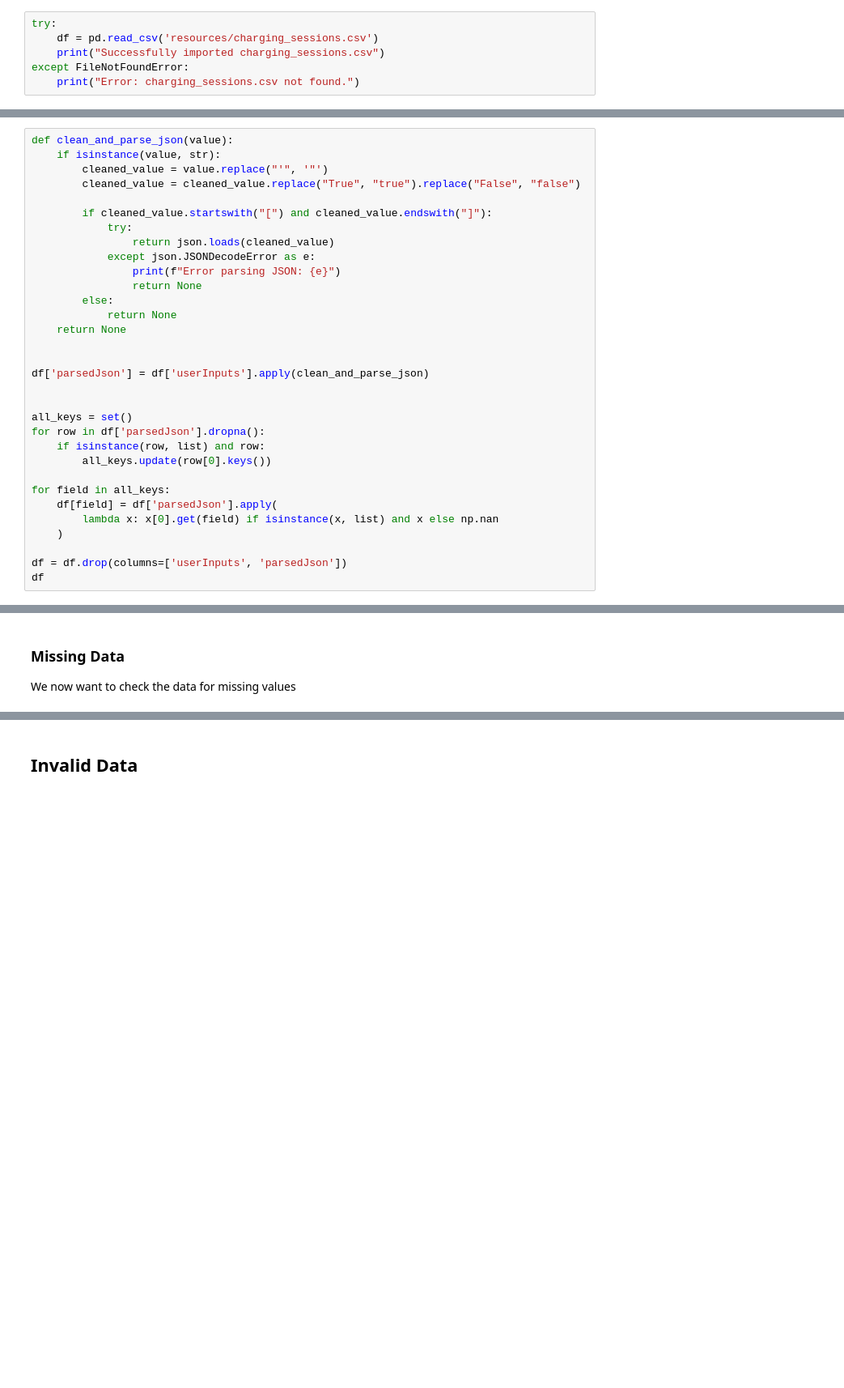
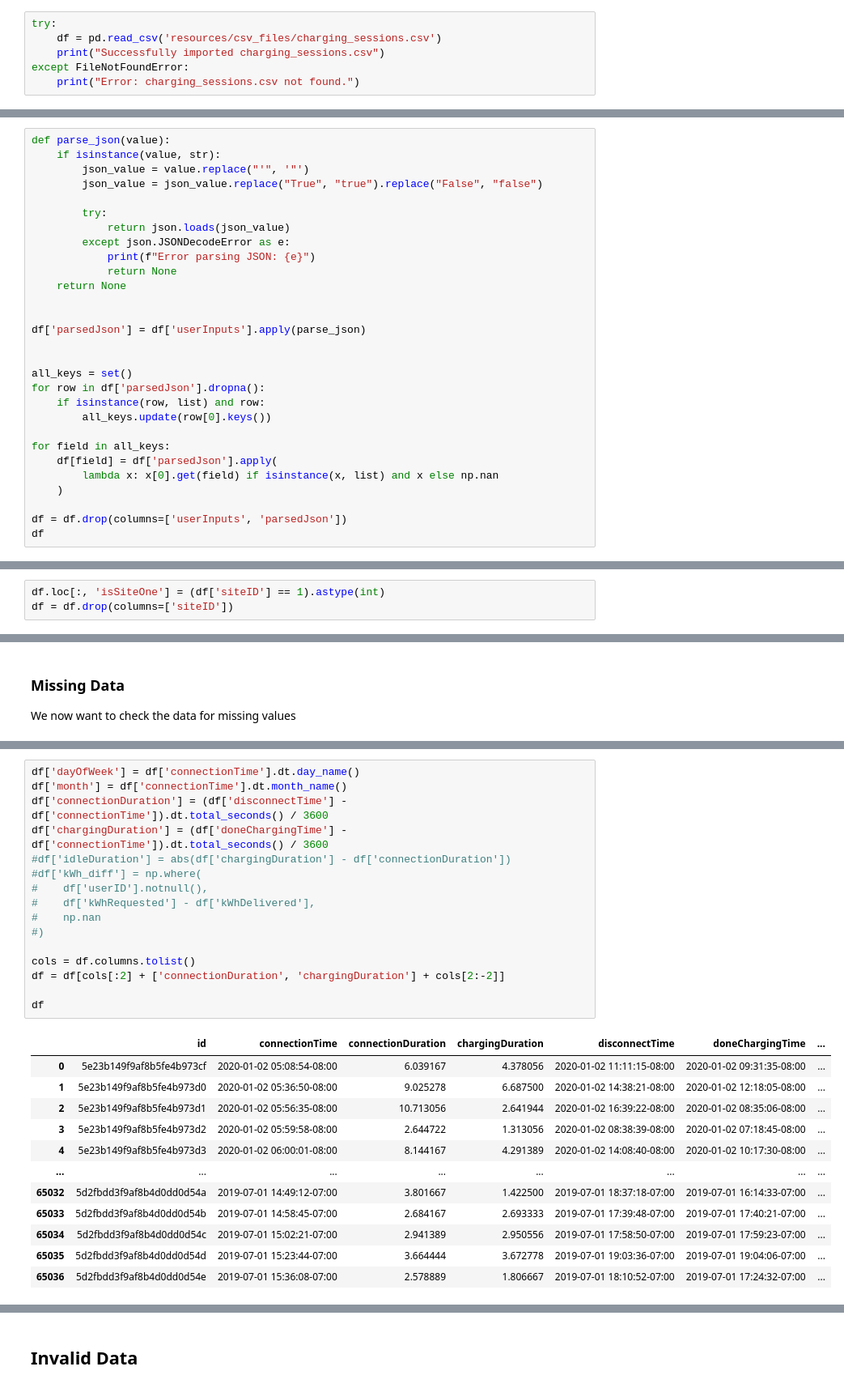
Before and after one commit to asimxa/Data-Diggers-Project-Repo, a Jupyter notebook: 01_charging_sessions_data_preparation.ipynb, the cells around one changed output, grey strips where cells are left out. Shown: that part at 81% size. Cells and saved outputs as stored; diff of their text form; blank space fills up the shorter version.

```diff
--- a/01_charging_sessions_data_preparation.ipynb
+++ b/01_charging_sessions_data_preparation.ipynb
@@ -6,7 +6,7 @@ import numpy as np
 import json
 # %%
 try:
-    df = pd.read_csv('resources/charging_sessions.csv')
+    df = pd.read_csv('resources/csv_files/charging_sessions.csv')
     print("Successfully imported charging_sessions.csv")
 except FileNotFoundError:
     print("Error: charging_sessions.csv not found.")
@@ -38,23 +38,20 @@ Furthermore, if we take a look at the ***userInputs*** column, we see that the p
 For easier handling, we want to transform this column to an appropriate format for our analysis.
 We will thus create a new column for each field in the json.
 # %%
-def clean_and_parse_json(value):
+def parse_json(value):
     if isinstance(value, str):
-        cleaned_value = value.replace("'", '"')
-        cleaned_value = cleaned_value.replace("True", "true").replace("False", "false")
+        json_value = value.replace("'", '"')
+        json_value = json_value.replace("True", "true").replace("False", "false")
 
-        if cleaned_value.startswith("[") and cleaned_value.endswith("]"):
-            try:
-                return json.loads(cleaned_value)
-            except json.JSONDecodeError as e:
-                print(f"Error parsing JSON: {e}")
-                return None
-        else:
+        try:
+            return json.loads(json_value)
+        except json.JSONDecodeError as e:
+            print(f"Error parsing JSON: {e}")
             return None
     return None
 
 
-df['parsedJson'] = df['userInputs'].apply(clean_and_parse_json)
+df['parsedJson'] = df['userInputs'].apply(parse_json)
 
 
 all_keys = set()
@@ -185,3 +190,6 @@ df = df.drop(columns='spaceID', axis=1)
+# %%
+df.loc[:, 'isSiteOne'] = (df['siteID'] == 1).astype(int)
+df = df.drop(columns=['siteID'])
 # %% [markdown]
 ### Duplicates
 First we want to find out whether any duplicates exist.
@@ -246,0 +233,29 @@ We see that this station is always missing the **doneChargingTime** value.
+# %%
+df['dayOfWeek'] = df['connectionTime'].dt.day_name()
+df['month'] = df['connectionTime'].dt.month_name()
+df['connectionDuration'] = (df['disconnectTime'] - df['connectionTime']).dt.total_seconds() / 3600
+df['chargingDuration'] = (df['doneChargingTime'] - df['connectionTime']).dt.total_seconds() / 3600
+#df['idleDuration'] = abs(df['chargingDuration'] - df['connectionDuration'])
+#df['kWh_diff'] = np.where(
+#    df['userID'].notnull(),
+#    df['kWhRequested'] - df['kWhDelivered'],
+#    np.nan
+#)
+
+cols = df.columns.tolist()
+df = df[cols[:2] + ['connectionDuration', 'chargingDuration'] + cols[2:-2]]
+
+df
+# %% [output]
+|  | id | connectionTime | connectionDuration | chargingDuration | disconnectTime | doneChargingTime | ... |
+| 0 | 5e23b149f9af8b5fe4b973cf | 2020-01-02 05:08:54-08:00 | 6.039167 | 4.378056 | 2020-01-02 11:11:15-08:00 | 2020-01-02 09:31:35-08:00 | ... |
+| 1 | 5e23b149f9af8b5fe4b973d0 | 2020-01-02 05:36:50-08:00 | 9.025278 | 6.687500 | 2020-01-02 14:38:21-08:00 | 2020-01-02 12:18:05-08:00 | ... |
+| 2 | 5e23b149f9af8b5fe4b973d1 | 2020-01-02 05:56:35-08:00 | 10.713056 | 2.641944 | 2020-01-02 16:39:22-08:00 | 2020-01-02 08:35:06-08:00 | ... |
+| 3 | 5e23b149f9af8b5fe4b973d2 | 2020-01-02 05:59:58-08:00 | 2.644722 | 1.313056 | 2020-01-02 08:38:39-08:00 | 2020-01-02 07:18:45-08:00 | ... |
+| 4 | 5e23b149f9af8b5fe4b973d3 | 2020-01-02 06:00:01-08:00 | 8.144167 | 4.291389 | 2020-01-02 14:08:40-08:00 | 2020-01-02 10:17:30-08:00 | ... |
+| ... | ... | ... | ... | ... | ... | ... | ... |
+| 65032 | 5d2fbdd3f9af8b4d0dd0d54a | 2019-07-01 14:49:12-07:00 | 3.801667 | 1.422500 | 2019-07-01 18:37:18-07:00 | 2019-07-01 16:14:33-07:00 | ... |
+| 65033 | 5d2fbdd3f9af8b4d0dd0d54b | 2019-07-01 14:58:45-07:00 | 2.684167 | 2.693333 | 2019-07-01 17:39:48-07:00 | 2019-07-01 17:40:21-07:00 | ... |
+| 65034 | 5d2fbdd3f9af8b4d0dd0d54c | 2019-07-01 15:02:21-07:00 | 2.941389 | 2.950556 | 2019-07-01 17:58:50-07:00 | 2019-07-01 17:59:23-07:00 | ... |
+| 65035 | 5d2fbdd3f9af8b4d0dd0d54d | 2019-07-01 15:23:44-07:00 | 3.664444 | 3.672778 | 2019-07-01 19:03:36-07:00 | 2019-07-01 19:04:06-07:00 | ... |
+| 65036 | 5d2fbdd3f9af8b4d0dd0d54e | 2019-07-01 15:36:08-07:00 | 2.578889 | 1.806667 | 2019-07-01 18:10:52-07:00 | 2019-07-01 17:24:32-07:00 | ... |
```
Also changed, not shown: parts of 39 cells of this notebook, 17 other files.
